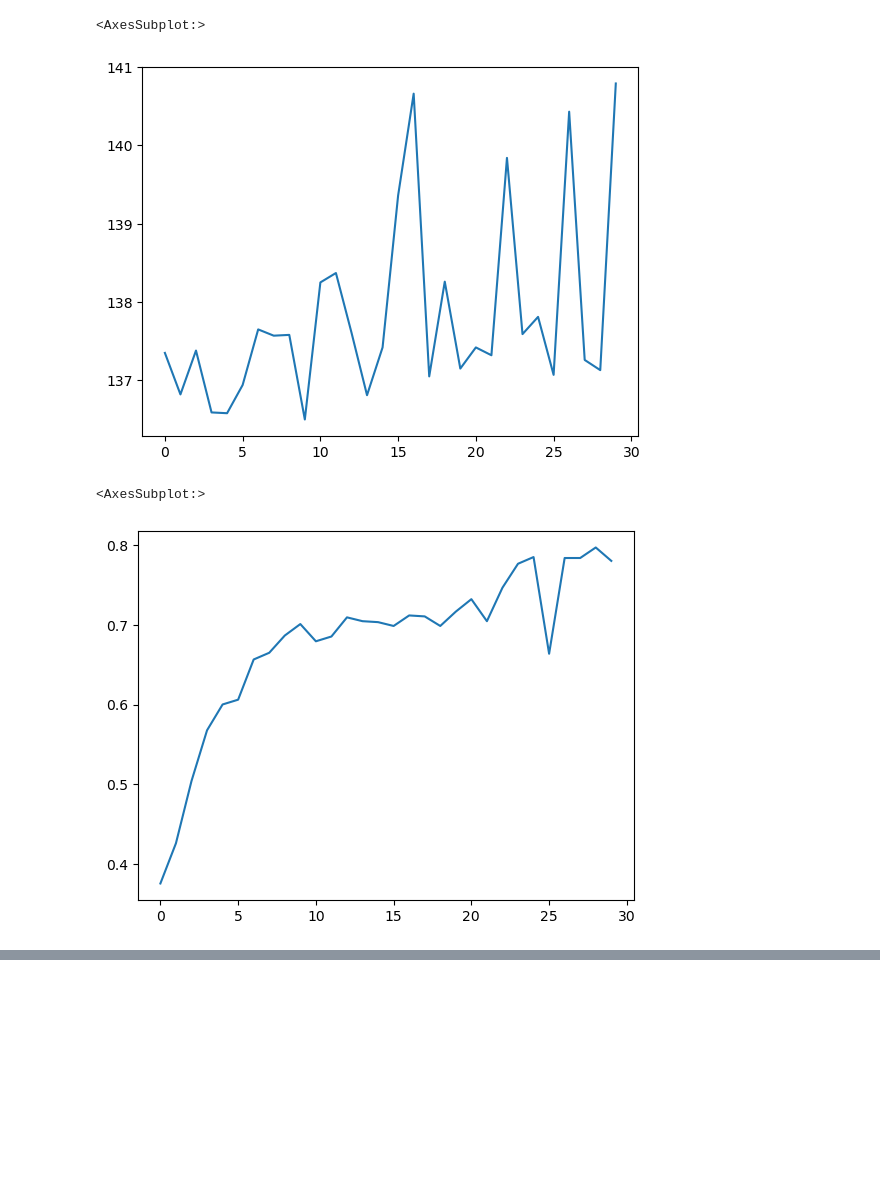
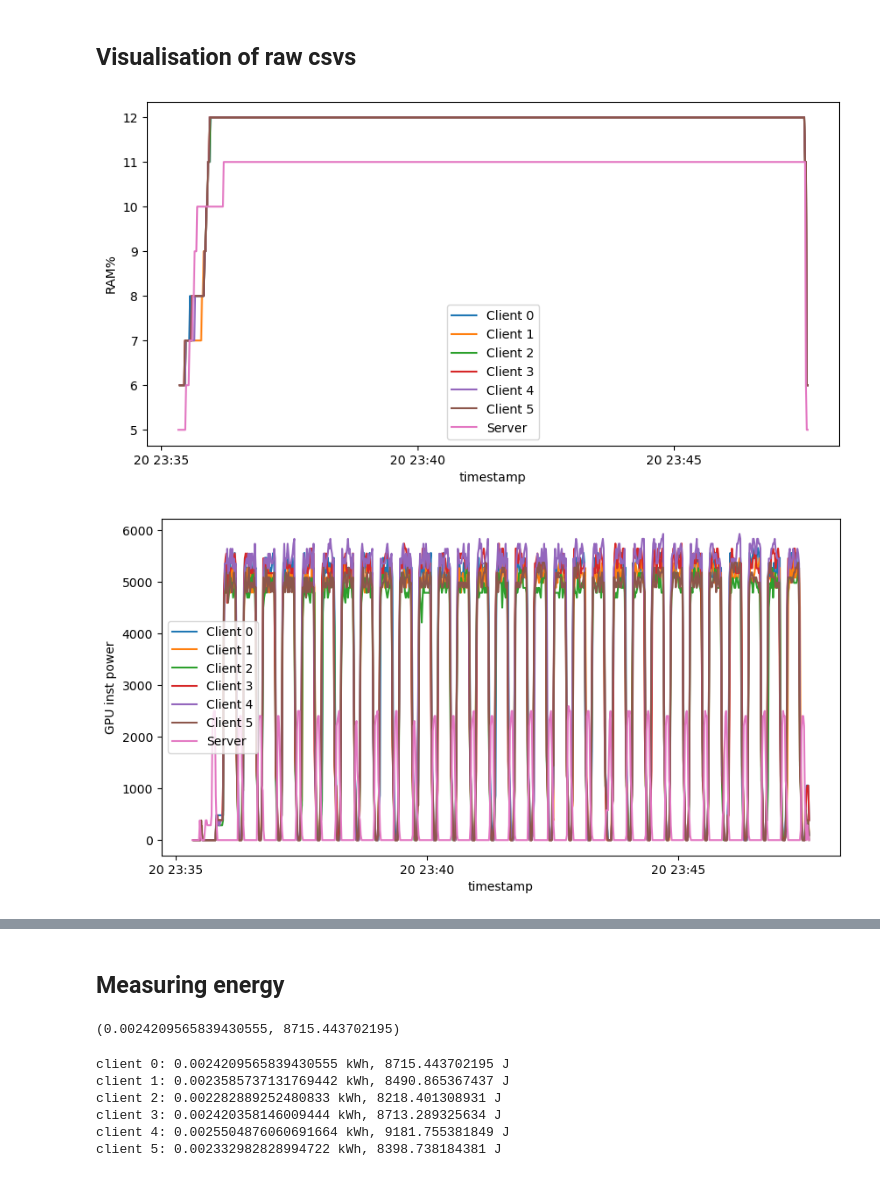
Before and after one commit to tuananhngh/FL-G5K-EnergyConsumption, a Jupyter notebook: analysis.ipynb, the cells around one changed output, grey strips where cells are left out. Saved outputs shown, nothing was run; the diff lists cells and outputs as text; code cells hidden in the pictures; blank space fills up the shorter version.

Commit message:
computing the energy consumed by each client/server and the experiment

```diff
--- a/analysis.ipynb
+++ b/analysis.ipynb
@@ -78,10 +25,23 @@ en_rows
-# %%
-en_rows[" tot avg power"].plot()
-# %% [output]
-<AxesSubplot:>
-[figure, removed]
-# %%
-fitresults.val_acc.plot()
-# %% [output]
-<AxesSubplot:>
-[figure, removed]
+# %%
+result_folder = "./results/outputs_from_tl/"
+# %% [markdown]
+## Visualisation of raw csvs
+# %%
+from read_result import EnergyResult
+
+result_plot = {"loss": ["results","server_round","loss","losses_centralized","losses_distributed"],
+                    "accuracy": ["results","server_round","accuracy","acc_centralized","acc_distributed"]}
+
+
+result = EnergyResult(result_folder, 6, "2024-01-20","23-35-20","23-35-19")
+mycsv = result._read_client(5)
+server = result._read_server()
+result.make_energy_plot("energy",'timestamp',"RAM%")
+result.make_energy_plot("energy",'timestamp',"GPU inst power")
+result.make_energy_plot("energy",'timestamp',"CPU%")
+result.make_energy_plot("energy",'timestamp',"CPU inst power")
+result.make_energy_plot("energy",'timestamp',"tot inst power")
+result.make_result_plot(**result_plot)
+# %% [output]
+[figure, added]
+[figure, added]
@@ -87,0 +53,2 @@ fitresults.val_acc.plot()
+# %% [markdown]
+## Measuring energy
@@ -87,0 +73,22 @@ fitresults.val_acc.plot()
+# %%
+energy_mWs = (energy["timestamp"].diff().dt.total_seconds()*energy["tot inst power"]).sum()
+energy_kWh = energy_mWs/1000/3600/1000
+energy_J = energy_mWs/1000
+energy_kWh, energy_J
+# %% [output]
+(0.0024209565839430555, 8715.443702195)
+# %%
+for client_id in range(0,6):
+    energy = pd.read_csv(result_folder+f"client_{client_id}/2024-01-20/23-35-20/energy.csv", parse_dates=["timestamp"])
+    energy.columns = [col.strip() for col in energy.columns]
+    energy_mWs = (energy["timestamp"].diff().dt.total_seconds()*energy["tot inst power"]).sum()
+    energy_kWh = energy_mWs/1000/3600/1000
+    energy_J = energy_mWs/1000
+    print(f"client {client_id}: {energy_kWh} kWh, {energy_J} J")
+# %% [output]
+client 0: 0.0024209565839430555 kWh, 8715.443702195 J
+client 1: 0.0023585737131769442 kWh, 8490.865367437 J
+client 2: 0.002282889252480833 kWh, 8218.401308931 J
+client 3: 0.002420358146009444 kWh, 8713.289325634 J
+client 4: 0.0025504876060691664 kWh, 9181.755381849 J
+client 5: 0.002332982828994722 kWh, 8398.738184381 J
```
Also changed, not shown: parts of 13 cells of this notebook, 3 other files.
